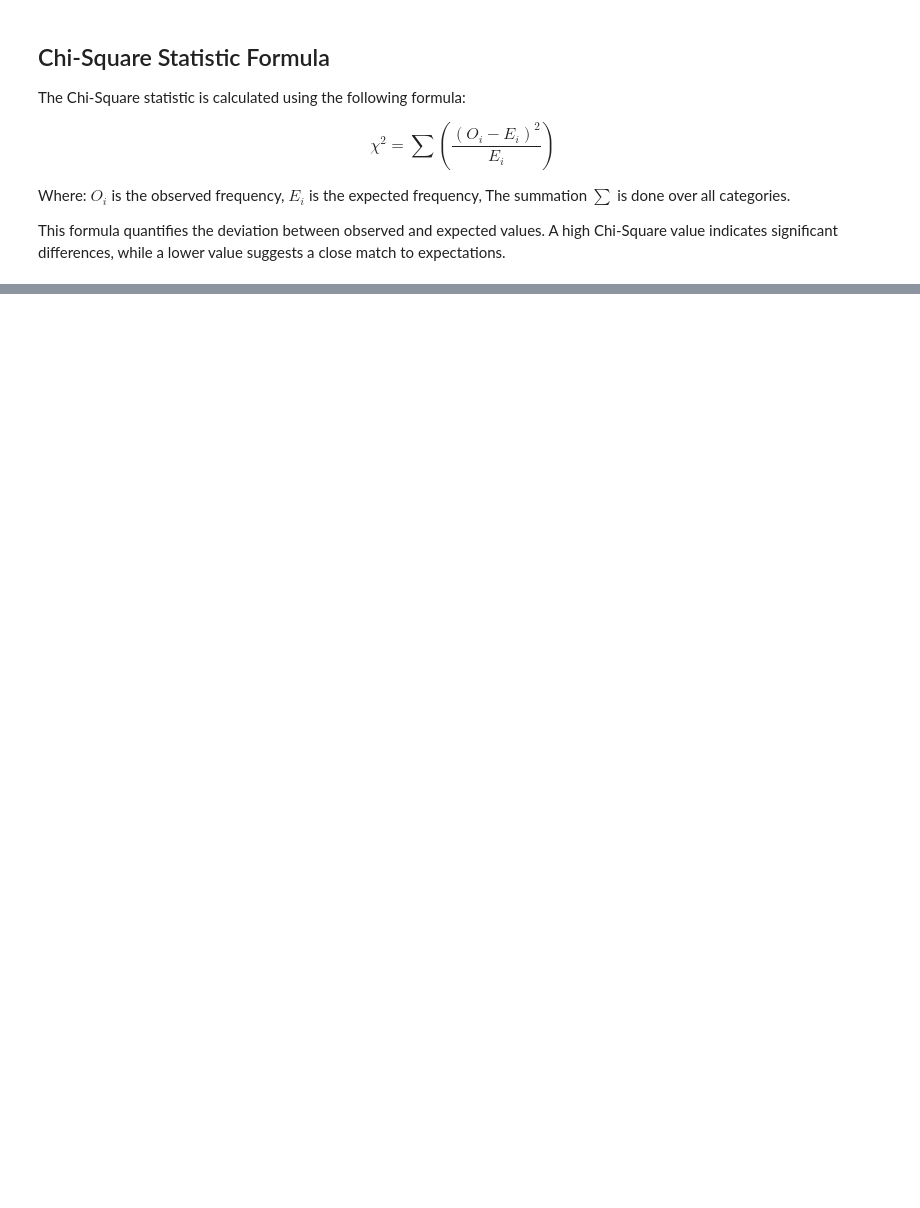
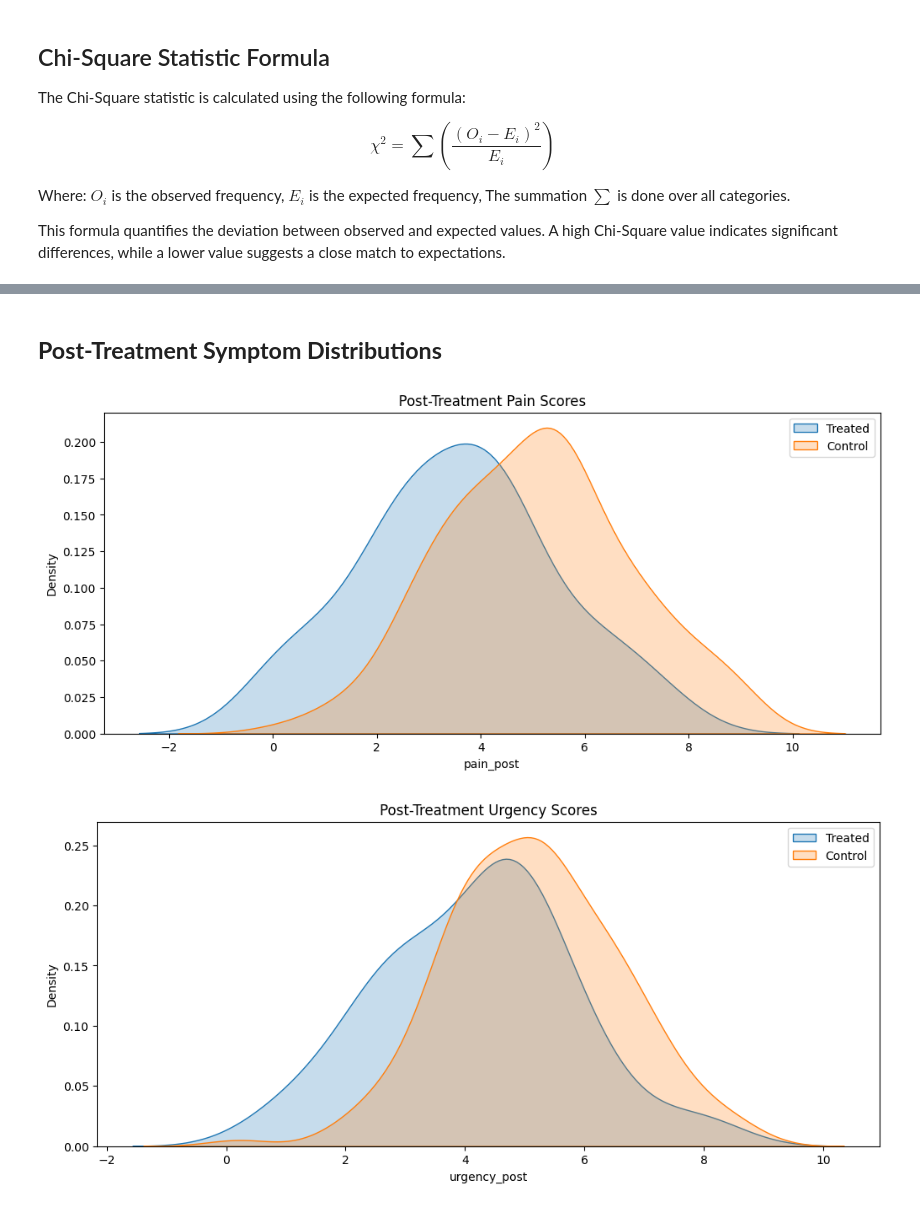
Before and after one commit to Matthieu-Blue-Montecillo/Assignment_1_Data_Analytics, a Jupyter notebook: Assignment_1_Data_Analytics.ipynb, the cells around one changed output, grey strips where cells are left out. Drawn from its saved outputs; the diff is of its cells as text; code cells hidden in the pictures; blank space fills up the shorter version.

```diff
--- a/Assignment_1_Data_Analytics.ipynb
+++ b/Assignment_1_Data_Analytics.ipynb
@@ -115,0 +146,80 @@ Conclusion: We fail to reject the null hypothesis. The distribution is approxima
+# %% [markdown]
+## **Post-Treatment Symptom Distributions**
+# %%
+import numpy as np
+import pandas as pd
+import matplotlib.pyplot as plt
+import seaborn as sns
+from scipy.stats import chi2_contingency, ks_2samp
+from scipy.spatial.distance import mahalanobis
+from scipy.spatial.distance import cdist
+from sklearn.preprocessing import StandardScaler
+from scipy.optimize import linear_sum_assignment
+import warnings
+
+warnings.filterwarnings("ignore")
+np.random.seed(42)
+
+# Load dataset (Assuming extracted CSV or structured data from PDF)
+# df = pd.read_csv("extracted_data.csv")  # Uncomment if data is available
+
+# Sample Data Simulation (Remove once real data is available)
+n_treated = 50
+n_controls = 150
+n_patients = n_treated + n_controls
+
+# Generate symptom data
+base_pain = np.random.normal(loc=5, scale=2, size=n_patients).clip(0, 9)
+base_urgency = np.random.normal(loc=5, scale=1.5, size=n_patients).clip(0, 9)
+base_frequency = np.random.normal(loc=3, scale=1, size=n_patients).clip(0, 9)
+
+# Create treated and control groups
+treated = pd.DataFrame({
+    'id': np.arange(n_treated),
+    'is_treated': True,
+    'baseline_pain': base_pain[:n_treated],
+    'baseline_urgency': base_urgency[:n_treated],
+    'baseline_frequency': base_frequency[:n_treated],
+})
+
+controls = pd.DataFrame({
+    'id': np.arange(n_treated, n_patients),
+    'is_treated': False,
+    'baseline_pain': base_pain[n_treated:],
+    'baseline_urgency': base_urgency[n_treated:],
+    'baseline_frequency': base_frequency[n_treated:],
+})
+
+# Simulate Post-Treatment Outcomes
+treated['pain_post'] = (treated['baseline_pain'] - np.random.normal(1, 0.5, n_treated)).clip(0, 9)
+treated['urgency_post'] = (treated['baseline_urgency'] - np.random.normal(1, 0.5, n_treated)).clip(0, 9)
+treated['frequency_post'] = (treated['baseline_frequency'] - np.random.normal(1, 0.5, n_treated)).clip(0, 9)
+
+controls['pain_post'] = (controls['baseline_pain'] + np.random.normal(0, 0.3, n_controls)).clip(0, 9)
+controls['urgency_post'] = (controls['baseline_urgency'] + np.random.normal(0, 0.3, n_controls)).clip(0, 9)
+controls['frequency_post'] = (controls['baseline_frequency'] + np.random.normal(0, 0.3, n_controls)).clip(0, 9)
+
+# Visualization - Post-Treatment
+plt.figure(figsize=(12, 5))
+sns.kdeplot(treated['pain_post'], label='Treated', shade=True)
+sns.kdeplot(controls['pain_post'], label='Control', shade=True)
+plt.title('Post-Treatment Pain Scores')
+plt.legend()
+plt.show()
+
+plt.figure(figsize=(12, 5))
+sns.kdeplot(treated['urgency_post'], label='Treated', shade=True)
+sns.kdeplot(controls['urgency_post'], label='Control', shade=True)
+plt.title('Post-Treatment Urgency Scores')
+plt.legend()
+plt.show()
+
+plt.figure(figsize=(12, 5))
+sns.kdeplot(treated['frequency_post'], label='Treated', shade=True)
+sns.kdeplot(controls['frequency_post'], label='Control', shade=True)
+plt.title('Post-Treatment Frequency Scores')
+plt.legend()
+plt.show()
+# %% [output]
+[figure, added]
+[figure, added]
```
Also changed, not shown: parts of 8 cells of this notebook.
